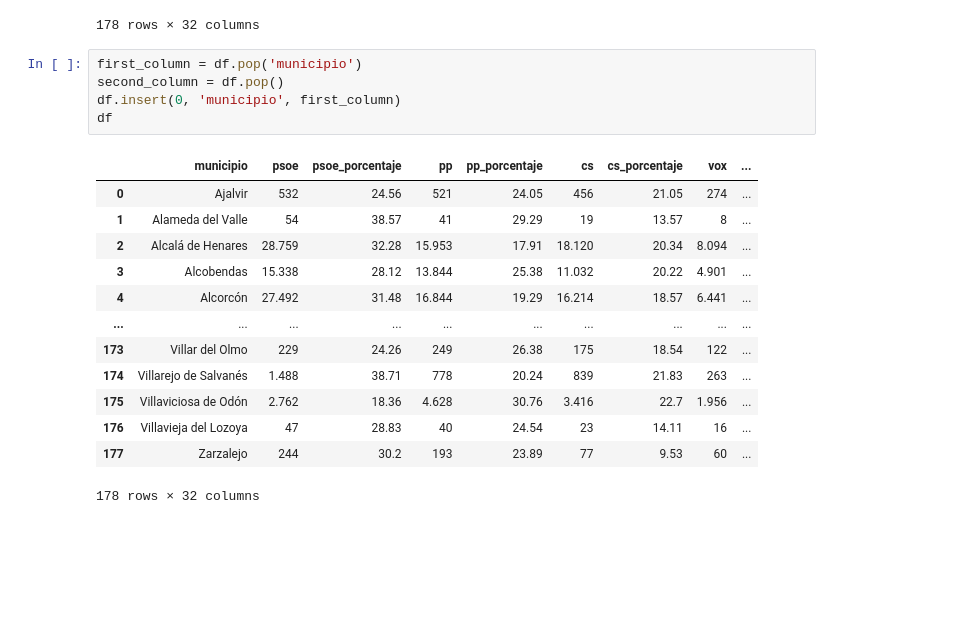
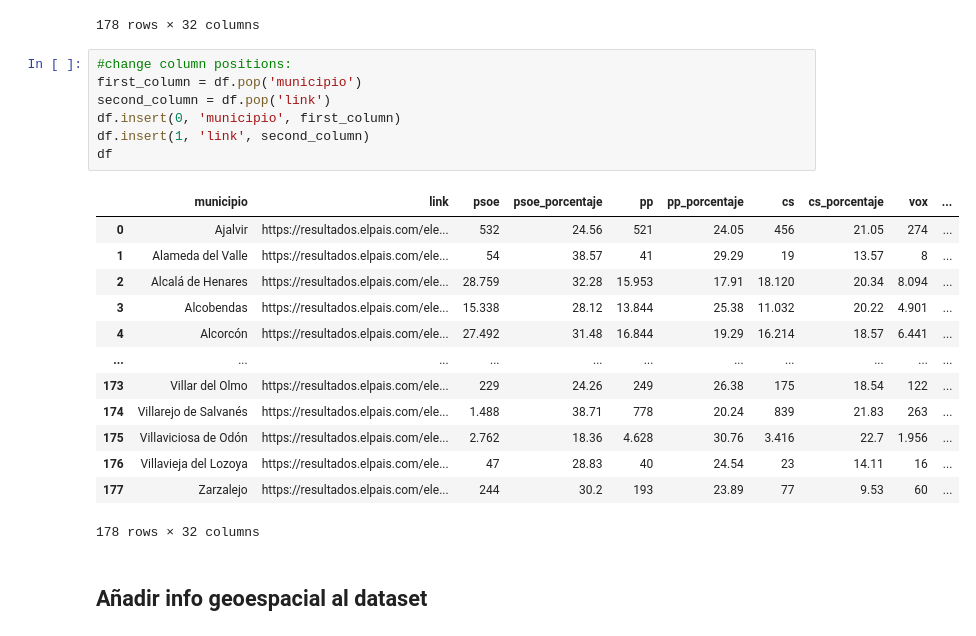
Before and after one commit to BernardoJoseLlamasVerna/Madrid_Elections_2021, a Jupyter notebook: web_scrapping_test.ipynb, the cells around one changed output. Cells and saved outputs as stored; diff of their text form; blank space fills up the shorter version.

Commit message:
falta añadir info geográfica

```diff
--- a/web_scrapping_test.ipynb
+++ b/web_scrapping_test.ipynb
@@ -490,21 +490,25 @@ df
 | 177 | 244 | 30.2 | 193 | 23.89 | 77 | 9.53 | 60 | 7.43 | ... |
 178 rows × 32 columns
 # %%
+#change column positions:
 first_column = df.pop('municipio')
-second_column = df.pop()
+second_column = df.pop('link')
 df.insert(0, 'municipio', first_column)
+df.insert(1, 'link', second_column)
 df
 # %% [output]
-|  | municipio | psoe | psoe_porcentaje | pp | pp_porcentaje | cs | cs_porcentaje | vox | ... |
-| 0 | Ajalvir | 532 | 24.56 | 521 | 24.05 | 456 | 21.05 | 274 | ... |
-| 1 | Alameda del Valle | 54 | 38.57 | 41 | 29.29 | 19 | 13.57 | 8 | ... |
-| 2 | Alcalá de Henares | 28.759 | 32.28 | 15.953 | 17.91 | 18.120 | 20.34 | 8.094 | ... |
-| 3 | Alcobendas | 15.338 | 28.12 | 13.844 | 25.38 | 11.032 | 20.22 | 4.901 | ... |
-| 4 | Alcorcón | 27.492 | 31.48 | 16.844 | 19.29 | 16.214 | 18.57 | 6.441 | ... |
-| ... | ... | ... | ... | ... | ... | ... | ... | ... | ... |
-| 173 | Villar del Olmo | 229 | 24.26 | 249 | 26.38 | 175 | 18.54 | 122 | ... |
-| 174 | Villarejo de Salvanés | 1.488 | 38.71 | 778 | 20.24 | 839 | 21.83 | 263 | ... |
-| 175 | Villaviciosa de Odón | 2.762 | 18.36 | 4.628 | 30.76 | 3.416 | 22.7 | 1.956 | ... |
-| 176 | Villavieja del Lozoya | 47 | 28.83 | 40 | 24.54 | 23 | 14.11 | 16 | ... |
-| 177 | Zarzalejo | 244 | 30.2 | 193 | 23.89 | 77 | 9.53 | 60 | ... |
+|  | municipio | link | psoe | psoe_porcentaje | pp | pp_porcentaje | cs | cs_porcentaje | vox | ... |
+| 0 | Ajalvir | https://resultados.elpais.com/ele... | 532 | 24.56 | 521 | 24.05 | 456 | 21.05 | 274 | ... |
+| 1 | Alameda del Valle | https://resultados.elpais.com/ele... | 54 | 38.57 | 41 | 29.29 | 19 | 13.57 | 8 | ... |
+| 2 | Alcalá de Henares | https://resultados.elpais.com/ele... | 28.759 | 32.28 | 15.953 | 17.91 | 18.120 | 20.34 | 8.094 | ... |
+| 3 | Alcobendas | https://resultados.elpais.com/ele... | 15.338 | 28.12 | 13.844 | 25.38 | 11.032 | 20.22 | 4.901 | ... |
+| 4 | Alcorcón | https://resultados.elpais.com/ele... | 27.492 | 31.48 | 16.844 | 19.29 | 16.214 | 18.57 | 6.441 | ... |
+| ... | ... | ... | ... | ... | ... | ... | ... | ... | ... | ... |
+| 173 | Villar del Olmo | https://resultados.elpais.com/ele... | 229 | 24.26 | 249 | 26.38 | 175 | 18.54 | 122 | ... |
+| 174 | Villarejo de Salvanés | https://resultados.elpais.com/ele... | 1.488 | 38.71 | 778 | 20.24 | 839 | 21.83 | 263 | ... |
+| 175 | Villaviciosa de Odón | https://resultados.elpais.com/ele... | 2.762 | 18.36 | 4.628 | 30.76 | 3.416 | 22.7 | 1.956 | ... |
+| 176 | Villavieja del Lozoya | https://resultados.elpais.com/ele... | 47 | 28.83 | 40 | 24.54 | 23 | 14.11 | 16 | ... |
+| 177 | Zarzalejo | https://resultados.elpais.com/ele... | 244 | 30.2 | 193 | 23.89 | 77 | 9.53 | 60 | ... |
 178 rows × 32 columns
+# %% [markdown]
+## Añadir info geoespacial al dataset
```
